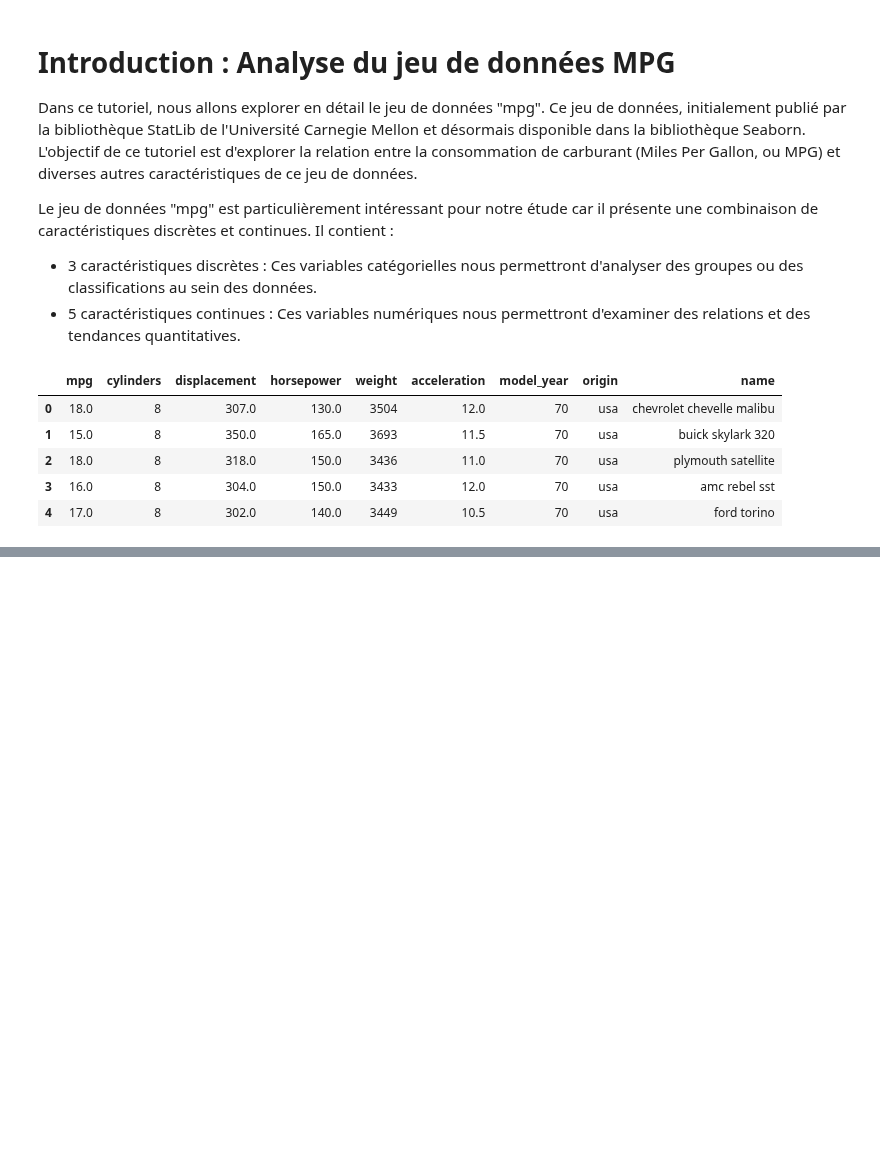
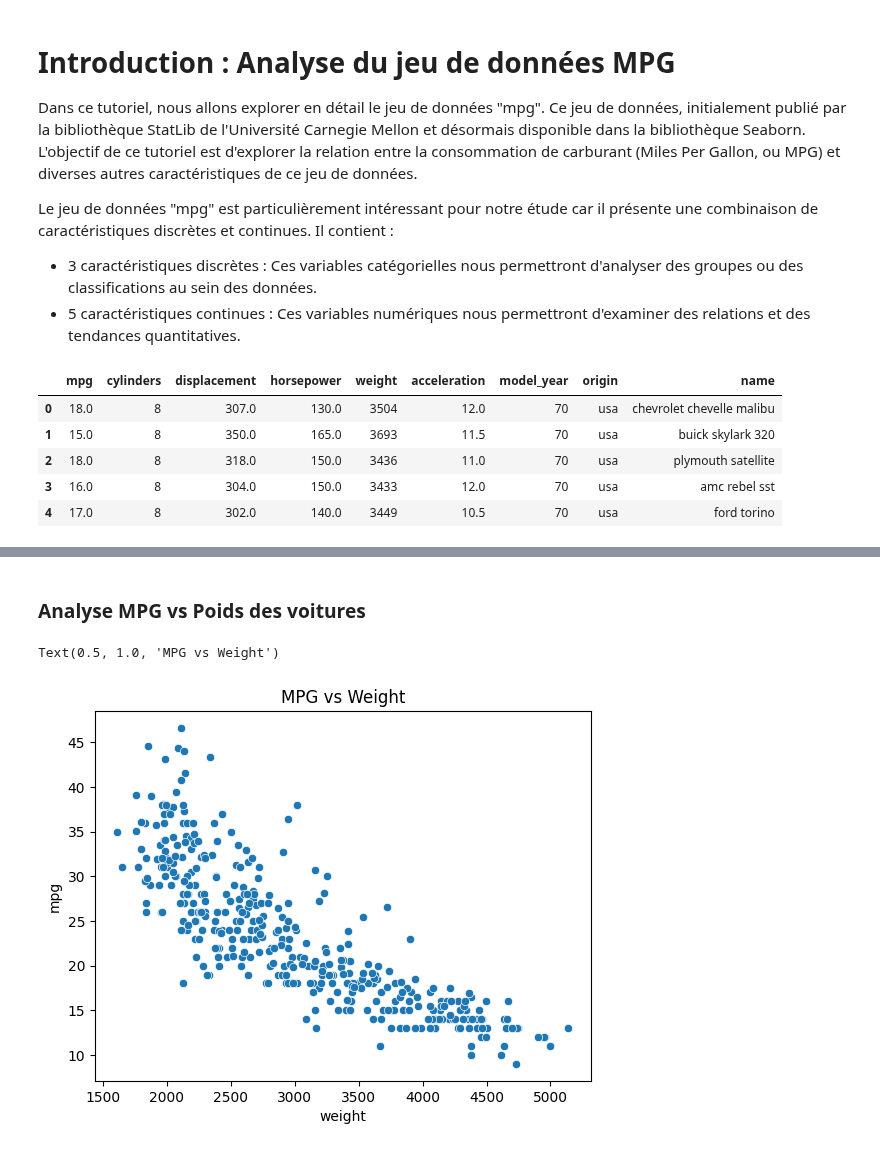
Before and after one commit to rosanajurdi/Data_Visualization_Course, a Jupyter notebook: lab-sessions/lab4-ScatterPlots_line plots_heatmaps.ipynb, the cells around one changed output, grey strips where cells are left out. Drawn from its saved outputs; the diff is of its cells as text; code cells hidden in the pictures; blank space fills up the shorter version.

```diff
--- a/lab-sessions/lab4-ScatterPlots_line plots_heatmaps.ipynb
+++ b/lab-sessions/lab4-ScatterPlots_line plots_heatmaps.ipynb
@@ -21,0 +92,8 @@ mpg_df.head()
+# %% [markdown]
+### Analyse MPG vs Poids des voitures
+# %%
+sns.scatterplot(data=mpg_clean, x='weight', y='mpg')
+plt.title("MPG vs Weight")
+# %% [output]
+Text(0.5, 1.0, 'MPG vs Weight')
+[figure, added]
```
Also changed, not shown: parts of 16 cells of this notebook.
